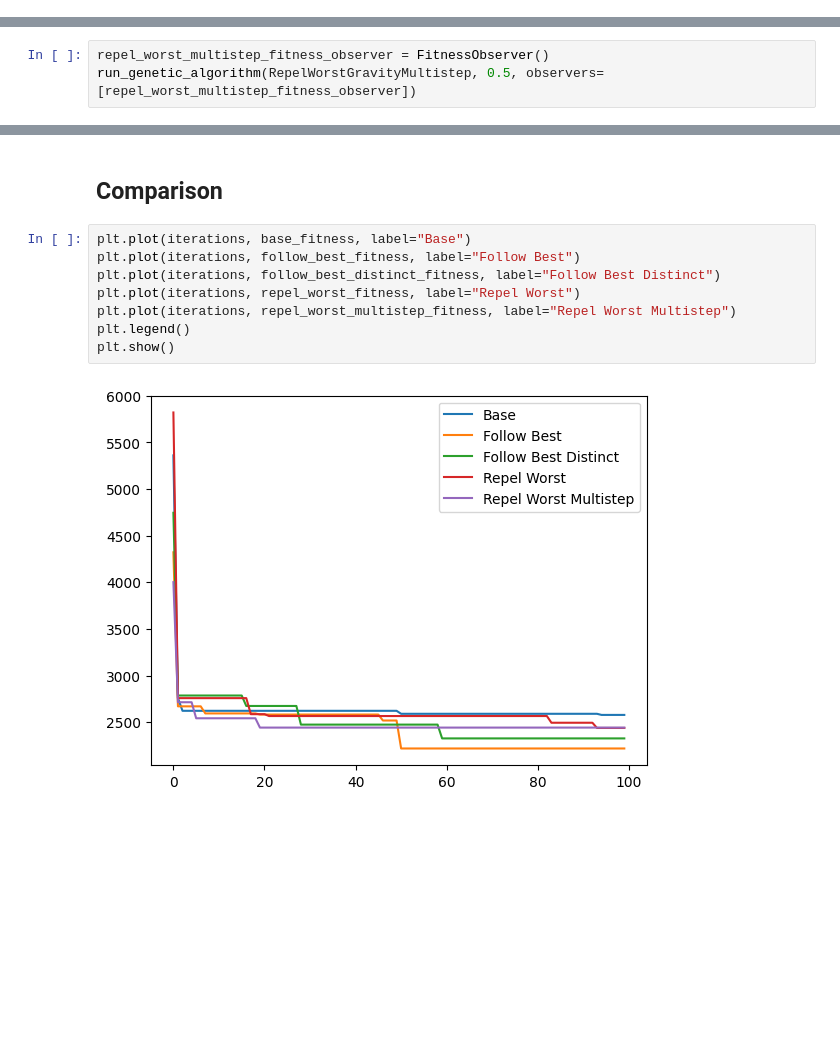
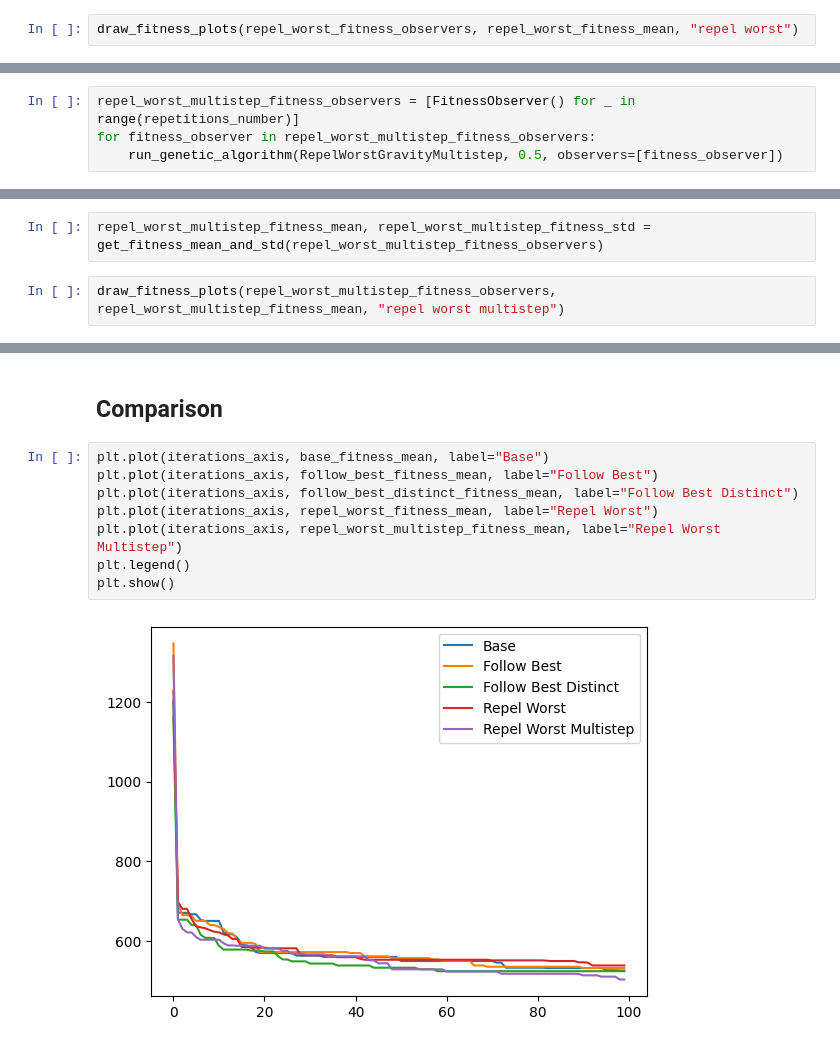
Before and after one commit to bogumilap/TOPSIS-LABS, a Jupyter notebook: results.ipynb, the cells around one changed output, grey strips where cells are left out. Cells and saved outputs as stored; diff of their text form; blank space fills up the shorter version.

Commit message:
calculate mean and std of fitness

```diff
--- a/results.ipynb
+++ b/results.ipynb
@@ -104,0 +359,2 @@ plt.show()
+# %%
+draw_fitness_plots(repel_worst_fitness_observers, repel_worst_fitness_mean, "repel worst")
@@ -107,6 +374,7 @@ plt.show()
 # %%
 from repel_worst_gravity_multistep import RepelWorstGravityMultistep
 # %%
-repel_worst_multistep_fitness_observer = FitnessObserver()
-run_genetic_algorithm(RepelWorstGravityMultistep, 0.5, observers=[repel_worst_multistep_fitness_observer])
+repel_worst_multistep_fitness_observers = [FitnessObserver() for _ in range(repetitions_number)]
+for fitness_observer in repel_worst_multistep_fitness_observers:
+    run_genetic_algorithm(RepelWorstGravityMultistep, 0.5, observers=[fitness_observer])
 # %% [output]
@@ -128,0 +440,4 @@ plt.show()
+# %%
+repel_worst_multistep_fitness_mean, repel_worst_multistep_fitness_std = get_fitness_mean_and_std(repel_worst_multistep_fitness_observers)
+# %%
+draw_fitness_plots(repel_worst_multistep_fitness_observers, repel_worst_multistep_fitness_mean, "repel worst multistep")
@@ -129,12 +455,12 @@ plt.show()
 # %% [markdown]
 ## Comparison
 # %%
-plt.plot(iterations, base_fitness, label="Base")
-plt.plot(iterations, follow_best_fitness, label="Follow Best")
-plt.plot(iterations, follow_best_distinct_fitness, label="Follow Best Distinct")
-plt.plot(iterations, repel_worst_fitness, label="Repel Worst")
-plt.plot(iterations, repel_worst_multistep_fitness, label="Repel Worst Multistep")
+plt.plot(iterations_axis, base_fitness_mean, label="Base")
+plt.plot(iterations_axis, follow_best_fitness_mean, label="Follow Best")
+plt.plot(iterations_axis, follow_best_distinct_fitness_mean, label="Follow Best Distinct")
+plt.plot(iterations_axis, repel_worst_fitness_mean, label="Repel Worst")
+plt.plot(iterations_axis, repel_worst_multistep_fitness_mean, label="Repel Worst Multistep")
 plt.legend()
 plt.show()
 # %% [output]
-[figure, old version]
+[figure, new version]
```
Also changed, not shown: parts of 33 cells of this notebook, 1 other file.
